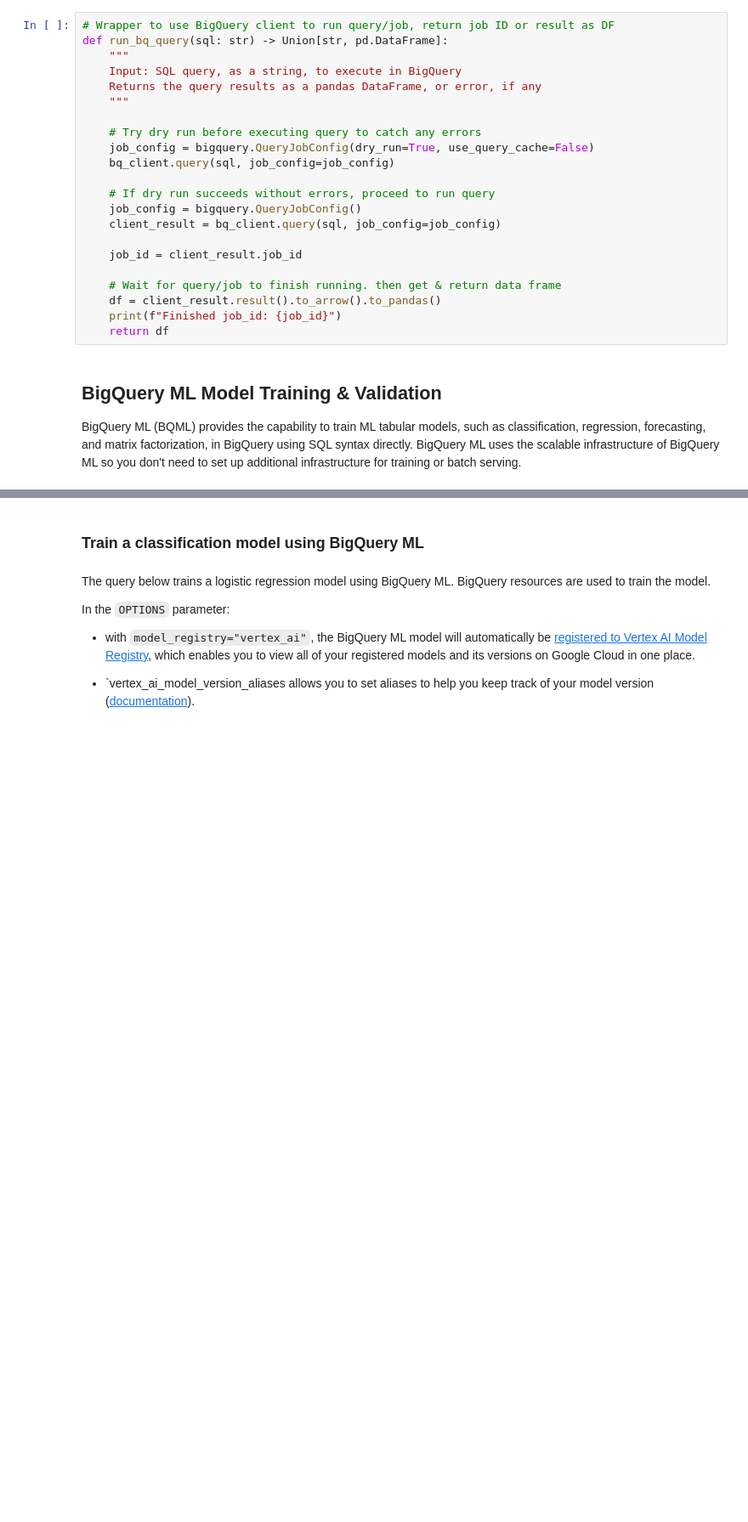
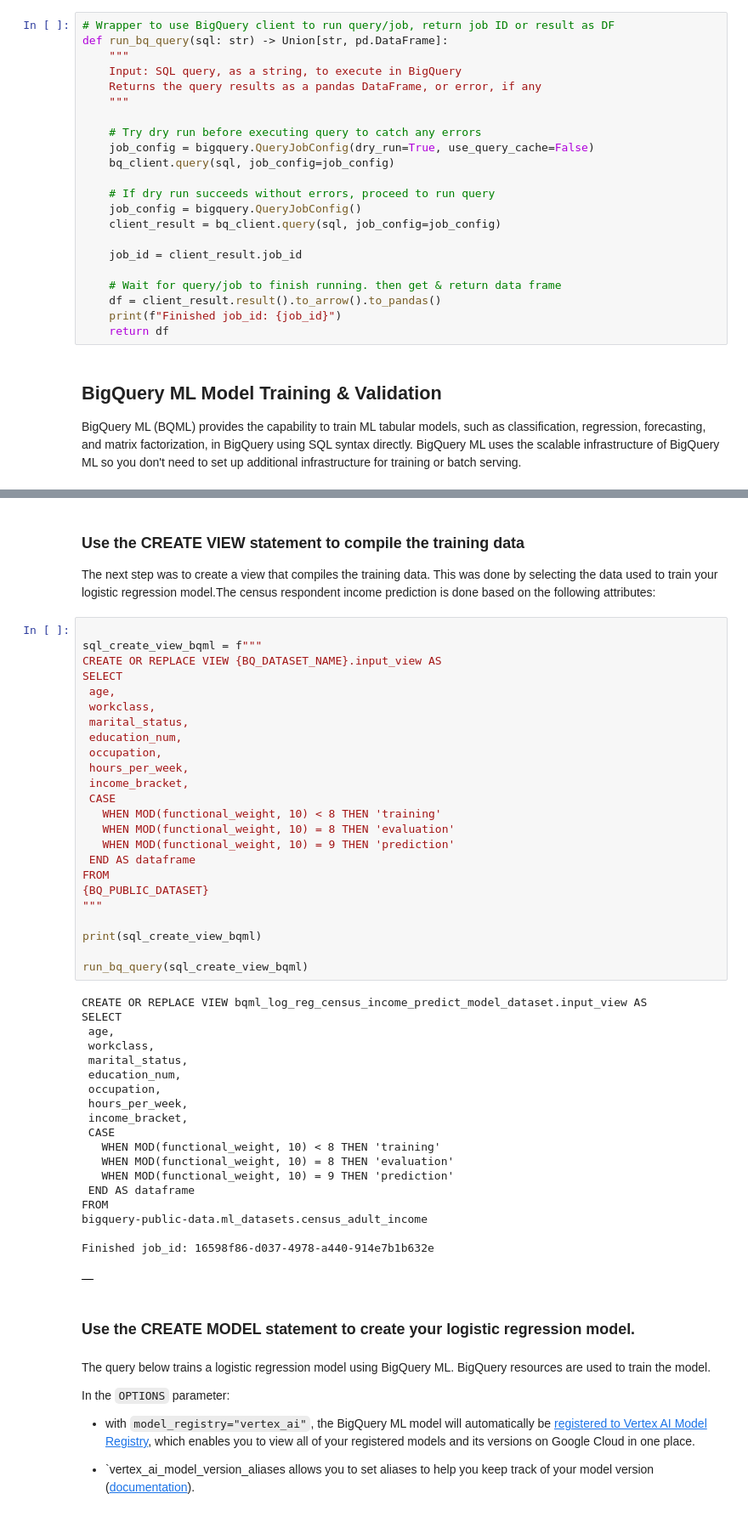
Before and after one commit to paulycloud/ml_portfolio, a Jupyter notebook: BigQuery_ML/02_census_logistic_reg/index.ipynb, the cells around one changed output, grey strips where cells are left out. Shown at 85% size. Drawn from its saved outputs; the diff is of its cells as text; blank space fills up the shorter version.

```diff
--- a/BigQuery_ML/02_census_logistic_reg/index.ipynb
+++ b/BigQuery_ML/02_census_logistic_reg/index.ipynb
@@ -216,5 +258,53 @@ run_bq_query(sql_inspect)
-# %% [markdown]
-### Train a classification model using BigQuery ML
+# %% [markdown]
+### Use the CREATE VIEW statement to compile the training data
+
+The next step was to create a view that compiles the training data. This was done by selecting the data used to train your logistic regression model.The census respondent income prediction is done based on the following attributes:
+# %%
+
+sql_create_view_bqml = f"""
+CREATE OR REPLACE VIEW {BQ_DATASET_NAME}.input_view AS
+SELECT
+ age,
+ workclass,
+ marital_status,
+ education_num,
+ occupation,
+ hours_per_week,
+ income_bracket,
+ CASE
+   WHEN MOD(functional_weight, 10) < 8 THEN 'training'
+   WHEN MOD(functional_weight, 10) = 8 THEN 'evaluation'
+   WHEN MOD(functional_weight, 10) = 9 THEN 'prediction'
+ END AS dataframe
+FROM
+{BQ_PUBLIC_DATASET}
+"""
+
+print(sql_create_view_bqml)
+
+run_bq_query(sql_create_view_bqml)
+# %% [output]
+CREATE OR REPLACE VIEW bqml_log_reg_census_income_predict_model_dataset.input_view AS
+SELECT
+ age,
+ workclass,
+ marital_status,
+ education_num,
+ occupation,
+ hours_per_week,
+ income_bracket,
+ CASE
+   WHEN MOD(functional_weight, 10) < 8 THEN 'training'
+   WHEN MOD(functional_weight, 10) = 8 THEN 'evaluation'
+   WHEN MOD(functional_weight, 10) = 9 THEN 'prediction'
+ END AS dataframe
+FROM
+bigquery-public-data.ml_datasets.census_adult_income
+
+Finished job_id: 16598f86-d037-4978-a440-914e7b1b632e
+|  |
+# %% [markdown]
+### Use the CREATE MODEL statement to create your logistic regression model.
 # %% [markdown]
 The query below trains a logistic regression model using BigQuery ML. BigQuery resources are used to train the model.
 
```
Also changed, not shown: parts of 31 cells of this notebook.
